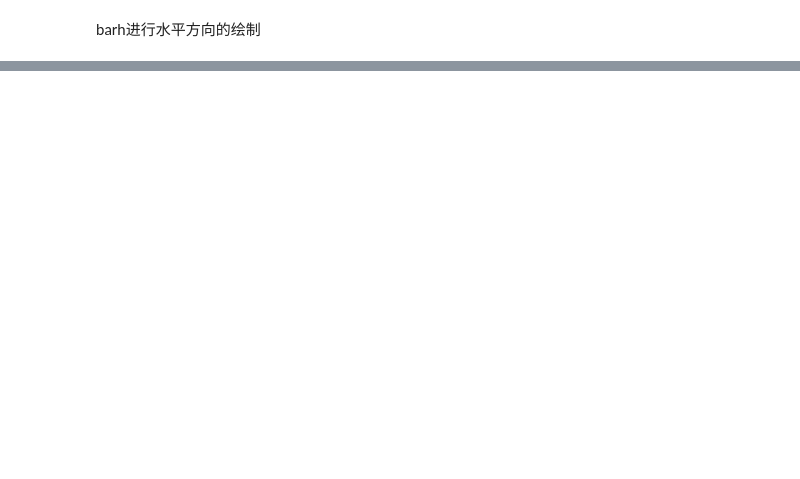
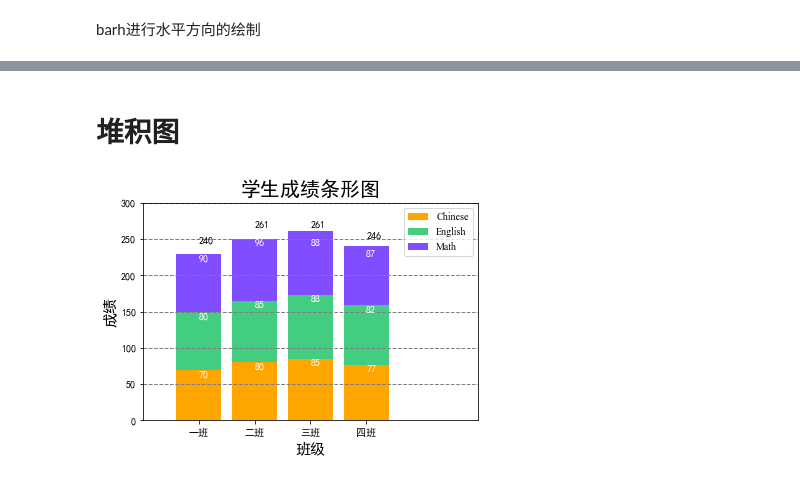
Before and after one commit to btrainee/Python, a Jupyter notebook: matplotlib/05.柱状图.ipynb, the cells around one changed output, grey strips where cells are left out. Drawn from its saved outputs; the diff is of its cells as text; code cells hidden in the pictures; blank space fills up the shorter version.

```diff
--- a/matplotlib/05.柱状图.ipynb
+++ b/matplotlib/05.柱状图.ipynb
@@ -58,0 +61,36 @@ plt.show()
+# %% [markdown]
+# 堆积图
+# %%
+x=[1,2,3,4]
+classes=['一班','二班','三班','四班']
+ch=[70,80,85,77]
+english=[80,85,88,82]
+#chinese=[78, 89, 88, 90]
+math=[90,96,88,87]
+
+plt.bar(x,ch,label='Chinese',color='orange')#设置图表颜色
+plt.bar(x,english,bottom=ch,color='#43cd80',label='English')
+cheng=[ch[i]+english[i] for i in range(len(x))]
+plt.bar(x,english,bottom=cheng,color='#804dff',label='Math')
+
+plt.rcParams['font.sans-serif']=['SimHei']
+plt.rcParams['axes.unicode_minus']=False
+
+plt.xlabel('班级', fontsize=15)  #横坐标
+plt.ylabel('成绩', fontsize=15)  #纵坐标
+plt.ylim([0,300])
+plt.xlim([0,6])
+plt.title("学生成绩条形图", fontsize=20) #标题
+plt.xticks(x,classes) #xticks() 对应坐标名称
+
+#plt.text(1,81,70) #添加文字text(横坐标，纵坐标，文字)
+for i in range(0,len(x)):
+    plt.text(i+1,ch[i]-10,ch[i],color='white')
+    plt.text(i+1,ch[i]+english[i]-10,english[i],color='white')
+    plt.text(i+1,ch[i]+english[i]+math[i]-20,math[i],color='white')
+    plt.text(i+1,ch[i]+english[i]+math[i]+5,ch[i]+english[i]+math[i],color='black')
+plt.legend(loc='upper right', fontsize=10, prop='Times New Roman')#图例
+plt.grid(axis='y',color='gray',linestyle='--',linewidth=1)
+plt.show()
+# %% [output]
+[figure, added]
```
Also changed, not shown: parts of 12 cells of this notebook, 13 other files.
